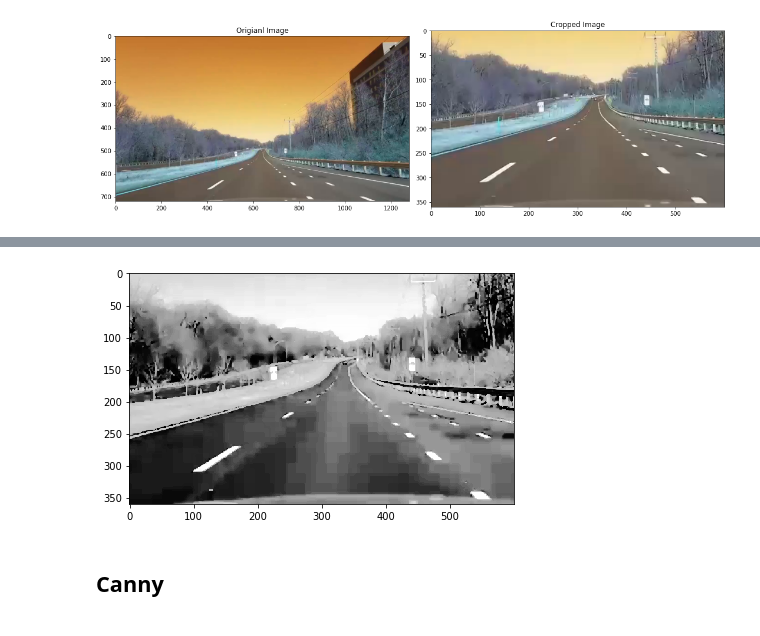
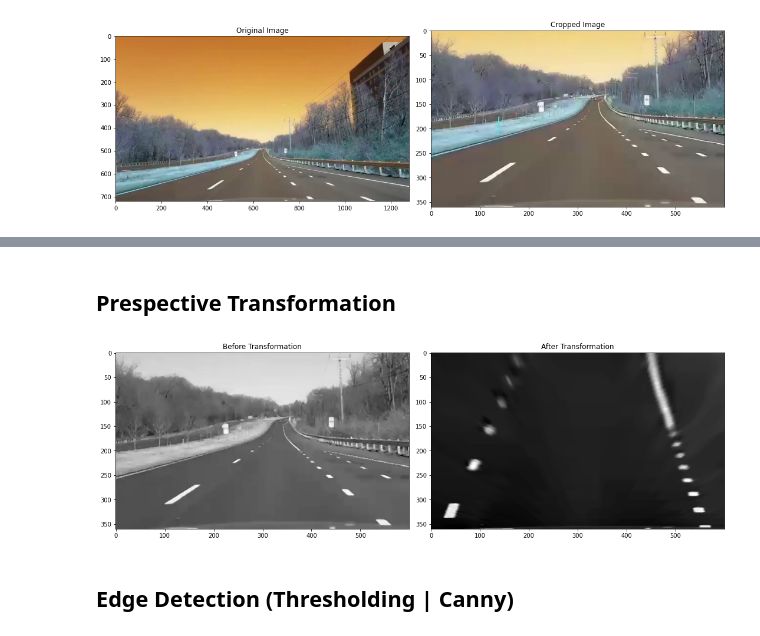
Before and after one commit to Ali-Hossam/Video-Lane-Detection, a Jupyter notebook: Lane Detection.ipynb, the cells around one changed output, grey strips where cells are left out. Drawn from its saved outputs; the diff is of its cells as text; code cells hidden in the pictures.

```diff
--- a/Lane Detection.ipynb
+++ b/Lane Detection.ipynb
@@ -115,5 +91,2 @@ equalized_img = histogram_equalization(s_image)
-# %%
-io.imshow(equalized_img, cmap='gray')
-plt.show()
-# %% [output]
-[figure, removed]
+# %% [markdown]
+## Prespective Transformation
@@ -120,2 +120,8 @@ plt.show()
+# %%
+transformed_img, PT_matrix = perspective_transformation(smoothed_img)
+# %%
+plot_images(smoothed_img, transformed_img, "Before Transformation", "After Transformation")
+# %% [output]
+[figure, added]
 # %% [markdown]
-## Canny
+## Edge Detection (Thresholding | Canny)
```
Also changed, not shown: parts of 34 cells of this notebook.
